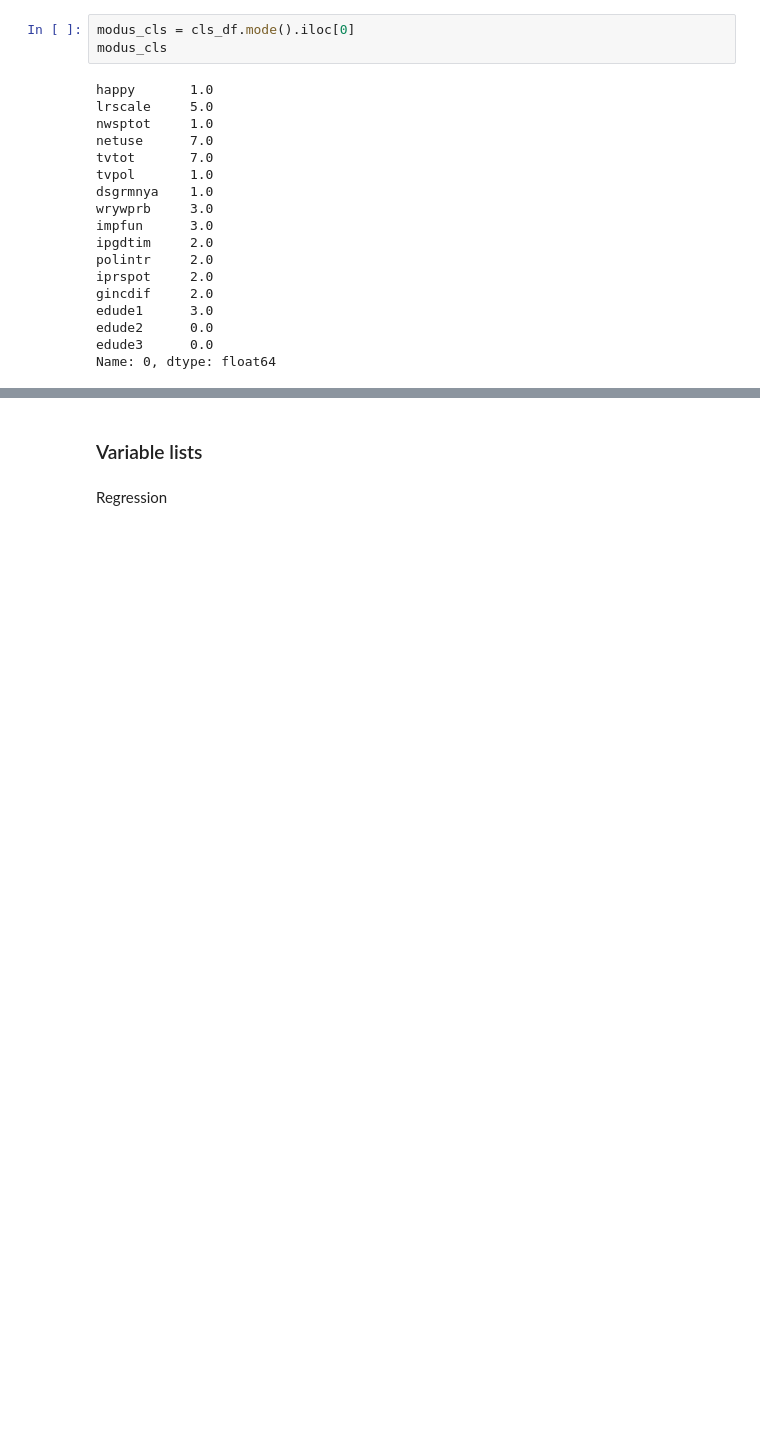
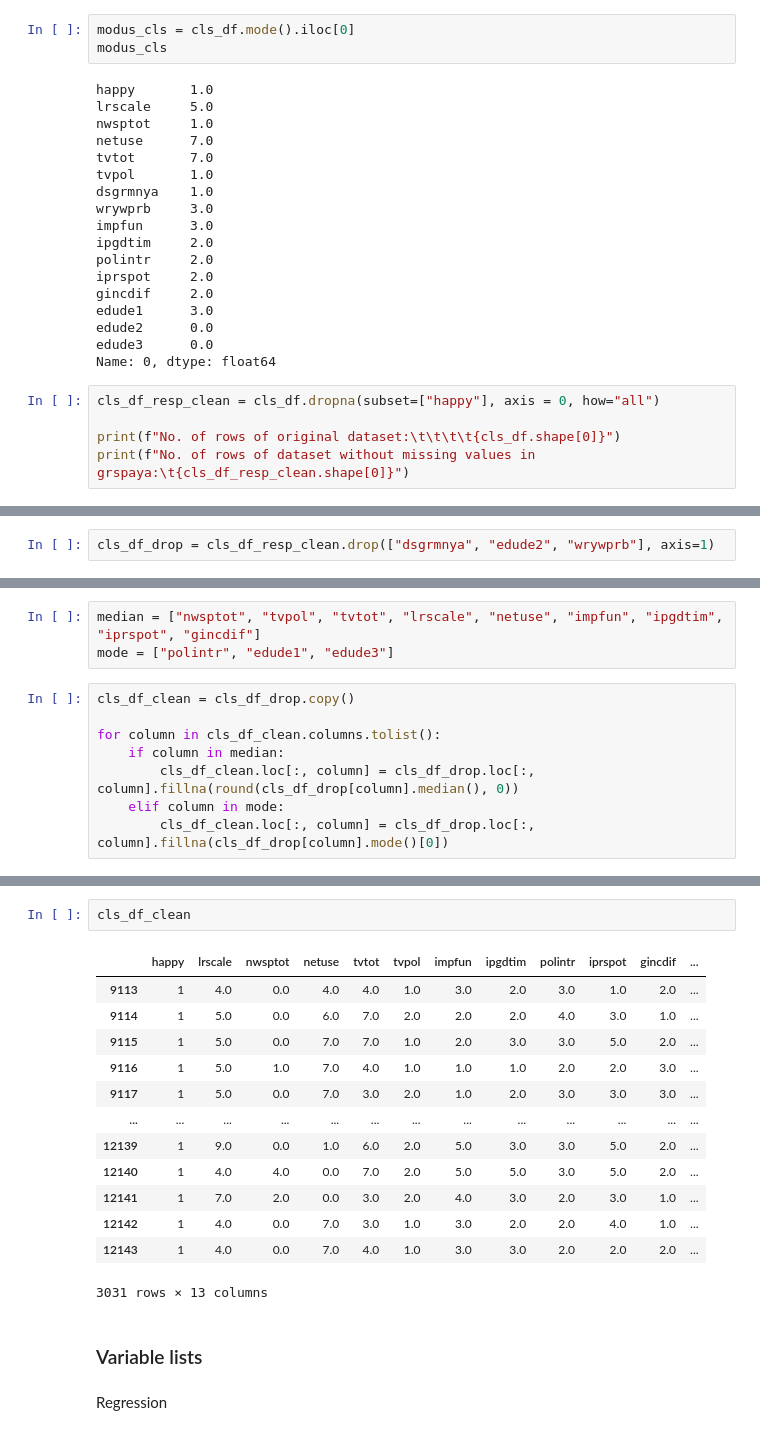
Before and after one commit to HdM-DataAnalytics/Project, a Jupyter notebook: notebooks/draft-analysis.ipynb, the cells around one changed output, grey strips where cells are left out. Cells and saved outputs as stored; diff of their text form; blank space fills up the shorter version.

Commit message:
Cleaned dataset for classification

```diff
--- a/notebooks/draft-analysis.ipynb
+++ b/notebooks/draft-analysis.ipynb
@@ -536,3 +536,8 @@ edude1      3.0
 edude2      0.0
 edude3      0.0
 Name: 0, dtype: float64
+# %%
+cls_df_resp_clean = cls_df.dropna(subset=["happy"], axis = 0, how="all")
+
+print(f"No. of rows of original dataset:\t\t\t\t{cls_df.shape[0]}")
+print(f"No. of rows of dataset without missing values in grspaya:\t{cls_df_resp_clean.shape[0]}")
@@ -538,0 +575,2 @@ Name: 0, dtype: float64
+# %%
+cls_df_drop = cls_df_resp_clean.drop(["dsgrmnya", "edude2", "wrywprb"], axis=1)
@@ -538,0 +594,11 @@ Name: 0, dtype: float64
+# %%
+median = ["nwsptot", "tvpol", "tvtot", "lrscale", "netuse", "impfun", "ipgdtim", "iprspot", "gincdif"]
+mode = ["polintr", "edude1", "edude3"]
+# %%
+cls_df_clean = cls_df_drop.copy()
+
+for column in cls_df_clean.columns.tolist():
+    if column in median:
+        cls_df_clean.loc[:, column] = cls_df_drop.loc[:, column].fillna(round(cls_df_drop[column].median(), 0))
+    elif column in mode:
+        cls_df_clean.loc[:, column] = cls_df_drop.loc[:, column].fillna(cls_df_drop[column].mode()[0])
@@ -539,3 +622,19 @@ Name: 0, dtype: float64
+# %%
+cls_df_clean
+# %% [output]
+|  | happy | lrscale | nwsptot | netuse | tvtot | tvpol | impfun | ipgdtim | polintr | iprspot | gincdif | ... |
+| 9113 | 1 | 4.0 | 0.0 | 4.0 | 4.0 | 1.0 | 3.0 | 2.0 | 3.0 | 1.0 | 2.0 | ... |
+| 9114 | 1 | 5.0 | 0.0 | 6.0 | 7.0 | 2.0 | 2.0 | 2.0 | 4.0 | 3.0 | 1.0 | ... |
+| 9115 | 1 | 5.0 | 0.0 | 7.0 | 7.0 | 1.0 | 2.0 | 3.0 | 3.0 | 5.0 | 2.0 | ... |
+| 9116 | 1 | 5.0 | 1.0 | 7.0 | 4.0 | 1.0 | 1.0 | 1.0 | 2.0 | 2.0 | 3.0 | ... |
+| 9117 | 1 | 5.0 | 0.0 | 7.0 | 3.0 | 2.0 | 1.0 | 2.0 | 3.0 | 3.0 | 3.0 | ... |
+| ... | ... | ... | ... | ... | ... | ... | ... | ... | ... | ... | ... | ... |
+| 12139 | 1 | 9.0 | 0.0 | 1.0 | 6.0 | 2.0 | 5.0 | 3.0 | 3.0 | 5.0 | 2.0 | ... |
+| 12140 | 1 | 4.0 | 4.0 | 0.0 | 7.0 | 2.0 | 5.0 | 5.0 | 3.0 | 5.0 | 2.0 | ... |
+| 12141 | 1 | 7.0 | 2.0 | 0.0 | 3.0 | 2.0 | 4.0 | 3.0 | 2.0 | 3.0 | 1.0 | ... |
+| 12142 | 1 | 4.0 | 0.0 | 7.0 | 3.0 | 1.0 | 3.0 | 2.0 | 2.0 | 4.0 | 1.0 | ... |
+| 12143 | 1 | 4.0 | 0.0 | 7.0 | 4.0 | 1.0 | 3.0 | 3.0 | 2.0 | 2.0 | 2.0 | ... |
+3031 rows × 13 columns
 # %% [markdown]
 ### Variable lists
 # %% [markdown]
```
Also changed, not shown: parts of 11 cells of this notebook.
